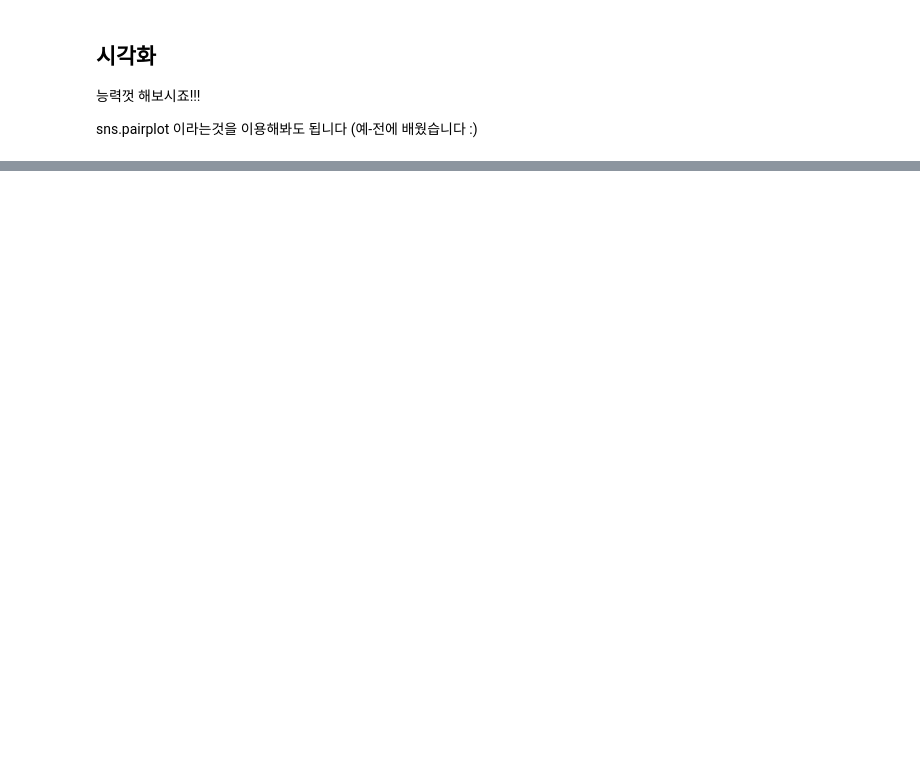
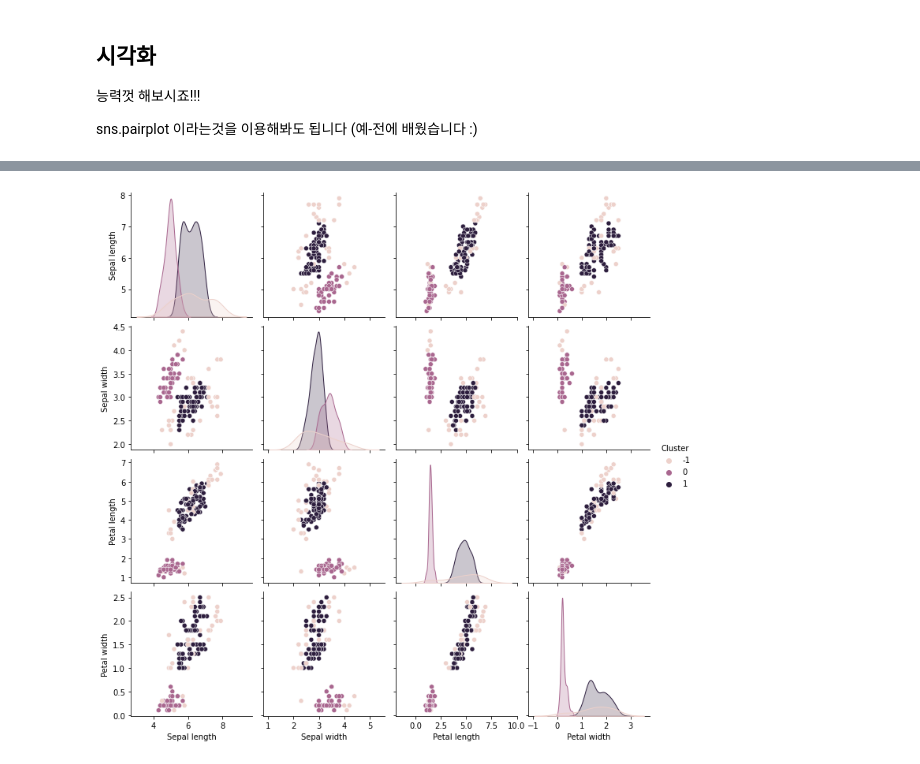
Before and after one commit to cpprhtn/Cpprhtn-s_Deep_Learning, a Jupyter notebook: AI_Class/010/DBSCAN.ipynb, the cells around one changed output, grey strips where cells are left out. Drawn from its saved outputs; the diff is of its cells as text; code cells hidden in the pictures; blank space fills up the shorter version.

```diff
--- a/AI_Class/010/DBSCAN.ipynb
+++ b/AI_Class/010/DBSCAN.ipynb
@@ -81,0 +173,5 @@ sns.pairplot 이라는것을 이용해봐도 됩니다 (예-전에 배웠습니
+# %%
+sns.pairplot(df,hue='Cluster')
+plt.show()
+# %% [output]
+[figure, added]
```
Also changed, not shown: parts of 12 cells of this notebook, 1 other file.
